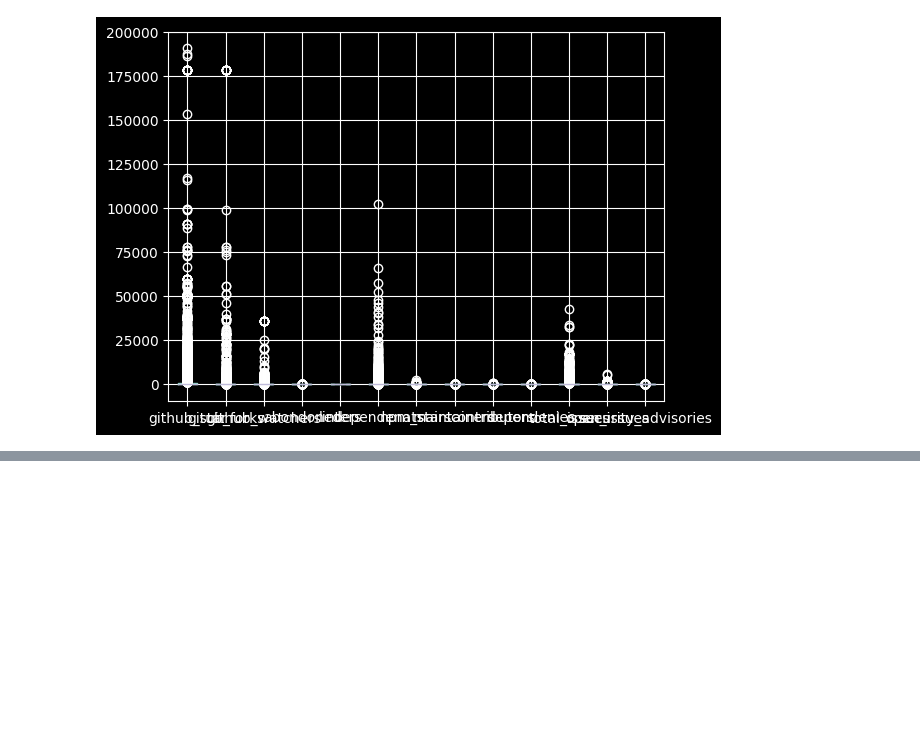
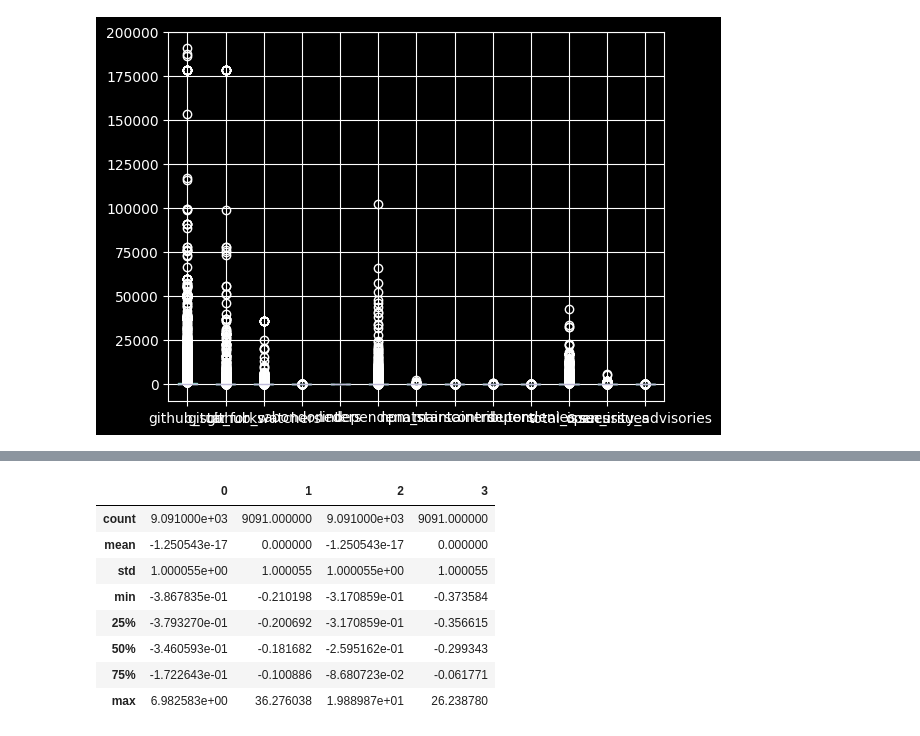
Before and after one commit to malinatrash/Data-Analytics, a Jupyter notebook: Lab1/task.ipynb, the cells around one changed output, grey strips where cells are left out. Drawn from its saved outputs; the diff is of its cells as text; code cells hidden in the pictures; blank space fills up the shorter version.

```diff
--- a/Lab1/task.ipynb
+++ b/Lab1/task.ipynb
@@ -376,0 +375,12 @@ sns.pairplot(data11)
+# %%
+data11.describe()
+# %% [output]
+|  | 0 | 1 | 2 | 3 |
+| count | 9.091000e+03 | 9091.000000 | 9.091000e+03 | 9091.000000 |
+| mean | -1.250543e-17 | 0.000000 | -1.250543e-17 | 0.000000 |
+| std | 1.000055e+00 | 1.000055 | 1.000055e+00 | 1.000055 |
+| min | -3.867835e-01 | -0.210198 | -3.170859e-01 | -0.373584 |
+| 25% | -3.793270e-01 | -0.200692 | -3.170859e-01 | -0.356615 |
+| 50% | -3.460593e-01 | -0.181682 | -2.595162e-01 | -0.299343 |
+| 75% | -1.722643e-01 | -0.100886 | -8.680723e-02 | -0.061771 |
+| max | 6.982583e+00 | 36.276038 | 1.988987e+01 | 26.238780 |
```
Also changed, not shown: parts of 6 cells of this notebook.
